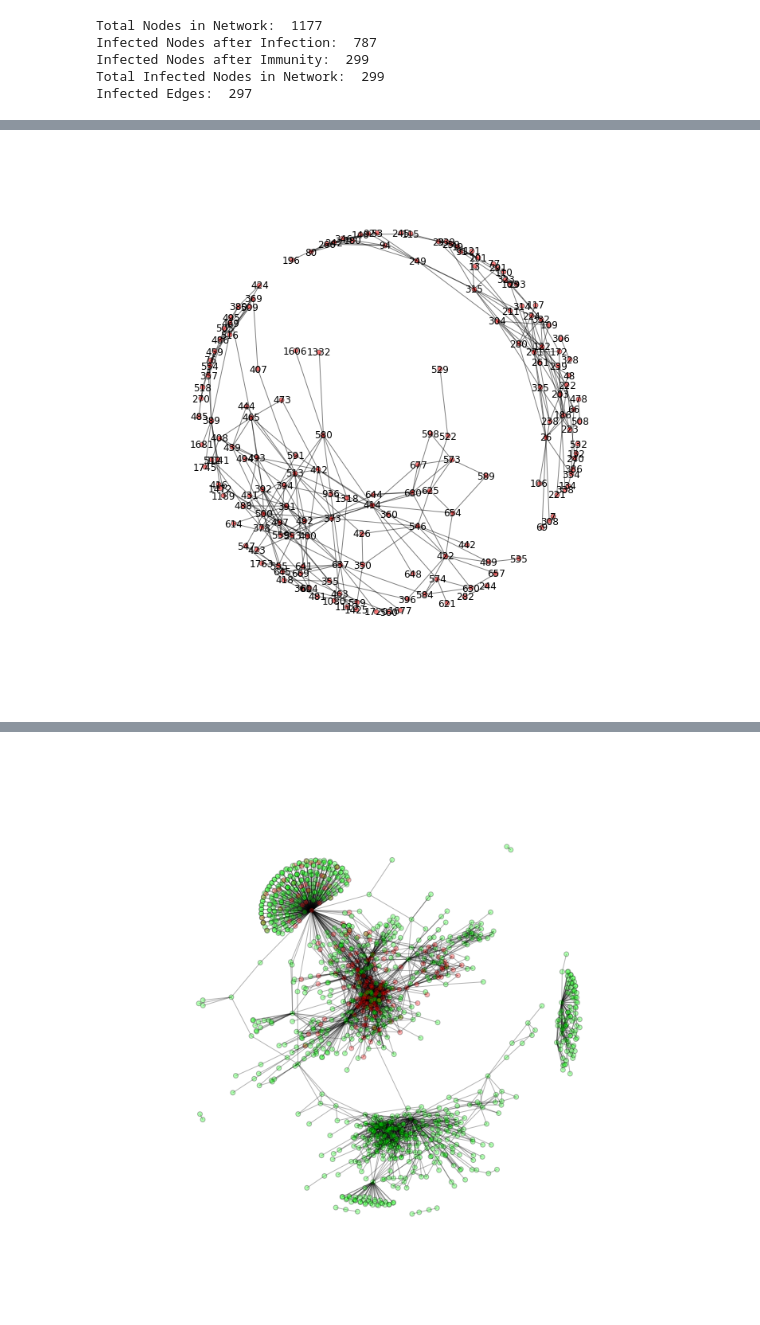
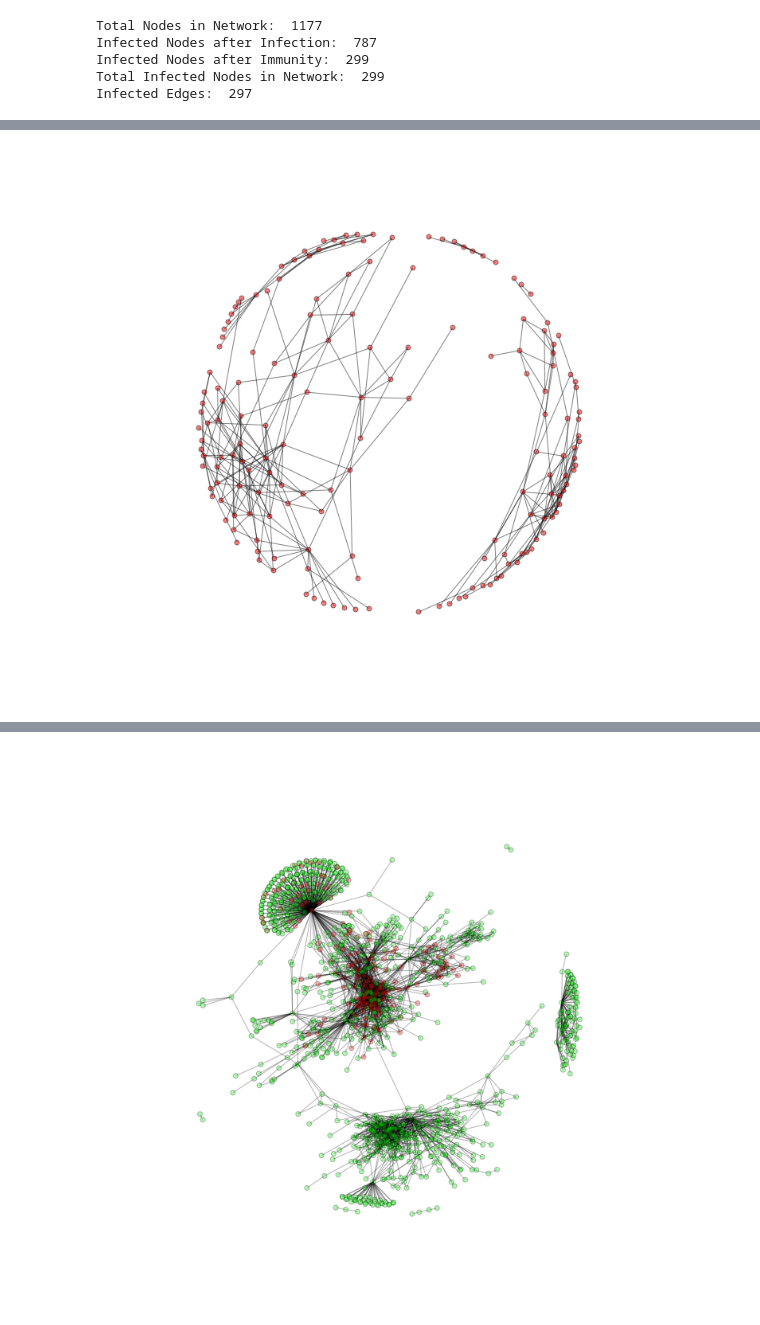
Before and after one commit to jmartinez14/fp-iga238, a Jupyter notebook: social_network_search.ipynb, the cells around one changed output, grey strips where cells are left out. Cells and saved outputs as stored; diff of their text form; code cells hidden in the pictures.

```diff
--- a/social_network_search.ipynb
+++ b/social_network_search.ipynb
@@ -20,4 +45,13 @@ import networkx as nx
 # %%
+##### Data Separation #####
+## Method:
+##       We take relationships that have a weight > 4
+##       in order to sparsify the data, see Appendix for methodology
+
+G_fb_w = nx.read_weighted_edgelist("facebook_combined_first10000w.txt")
+df_over_n = [(u,v,d) for (u,v,d) in G_fb_w.edges(data=True) if d['weight'] >4 ]
+df_under_n = [(u,v,d) for (u,v,d) in G_fb_w.edges(data=True) if d['weight'] <= 4]
+
 network = nx.Graph()
 network.add_edges_from(df_over_n)
 print nx.info(network)
@@ -103,7 +137,7 @@ Infected Edges:  297
 # %%
 plt.figure(3,figsize=(12,12))
 spring_pos_w = nx.spring_layout(only_infected)
 plt.axis("off")
-nx.draw_networkx(only_infected, pos = spring_pos_w, with_labels = True, node_size = 35, node_color='r',alpha=0.5,linewidths=None)
+nx.draw_networkx(only_infected, pos = spring_pos_w, with_labels = False, node_size = 35, node_color='r',alpha=0.5,linewidths=None)
 # %% [output]
-[figure, old version]
+[figure, new version]
```
Also changed, not shown: parts of 25 cells of this notebook.
